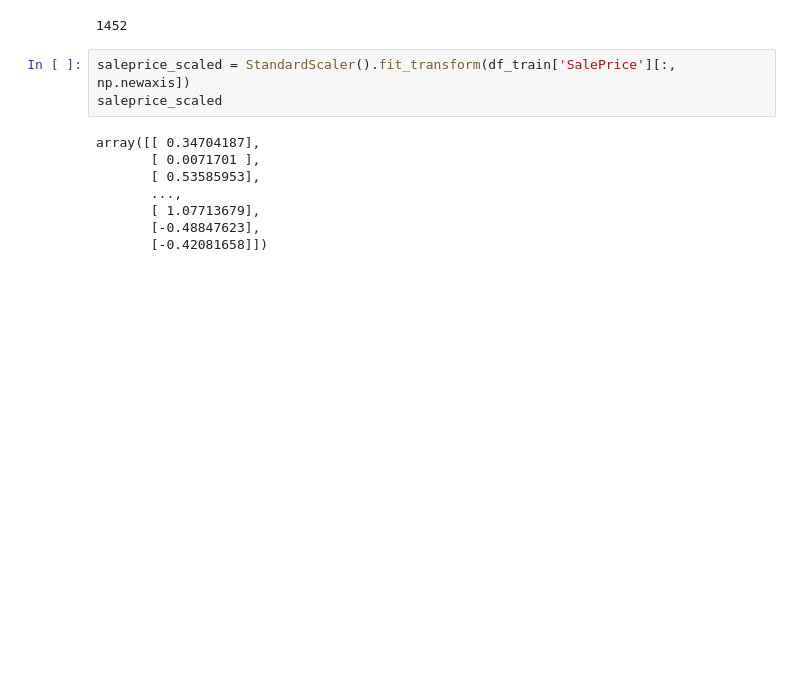
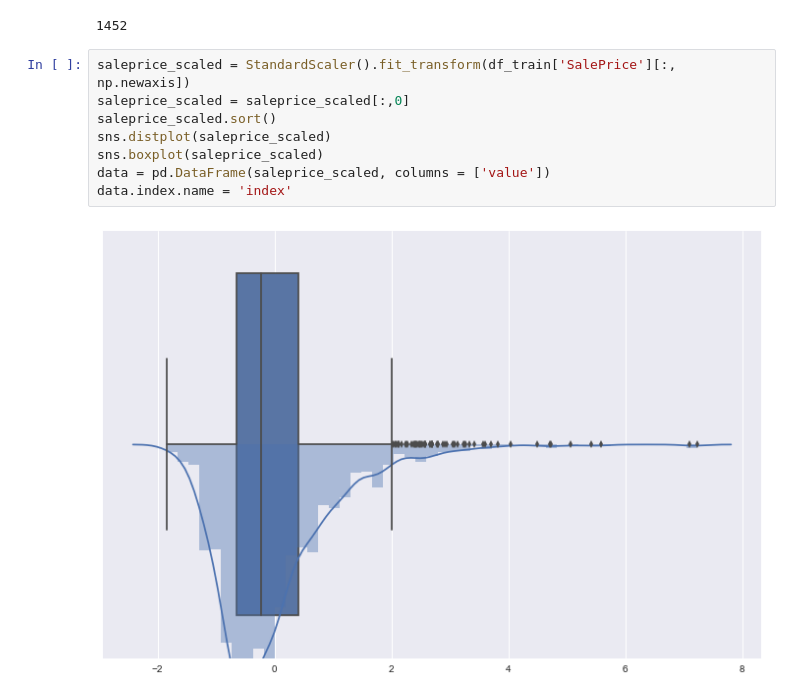
Before and after one commit to JiyanBlack/Perth_Rental_Prediction_Datawarehousing, a Jupyter notebook: tutorial/tut1.ipynb, the cells around one changed output. Drawn from its saved outputs; the diff is of its cells as text; blank space fills up the shorter version.

```diff
--- a/tutorial/tut1.ipynb
+++ b/tutorial/tut1.ipynb
@@ -137,14 +137,13 @@ df_train = df_train.drop(df_train.loc[df_train['Electrical'].isnull()].index)
 df_train.isnull().sum().max() #just checking that there's no missing data missing...
 # %% [output]
 1452
-# %%
-saleprice_scaled = StandardScaler().fit_transform(df_train['SalePrice'][:, np.newaxis])
-saleprice_scaled
-# %% [output]
-array([[ 0.34704187],
-       [ 0.0071701 ],
-       [ 0.53585953],
-       ...,
-       [ 1.07713679],
-       [-0.48847623],
-       [-0.42081658]])
+# %%
+saleprice_scaled = StandardScaler().fit_transform(df_train['SalePrice'][:, np.newaxis])
+saleprice_scaled = saleprice_scaled[:,0]
+saleprice_scaled.sort()
+sns.distplot(saleprice_scaled)
+sns.boxplot(saleprice_scaled)
+data = pd.DataFrame(saleprice_scaled, columns = ['value'])
+data.index.name = 'index'
+# %% [output]
+[figure, added]
```
Also changed, not shown: parts of 4 cells of this notebook, 1 other file.
